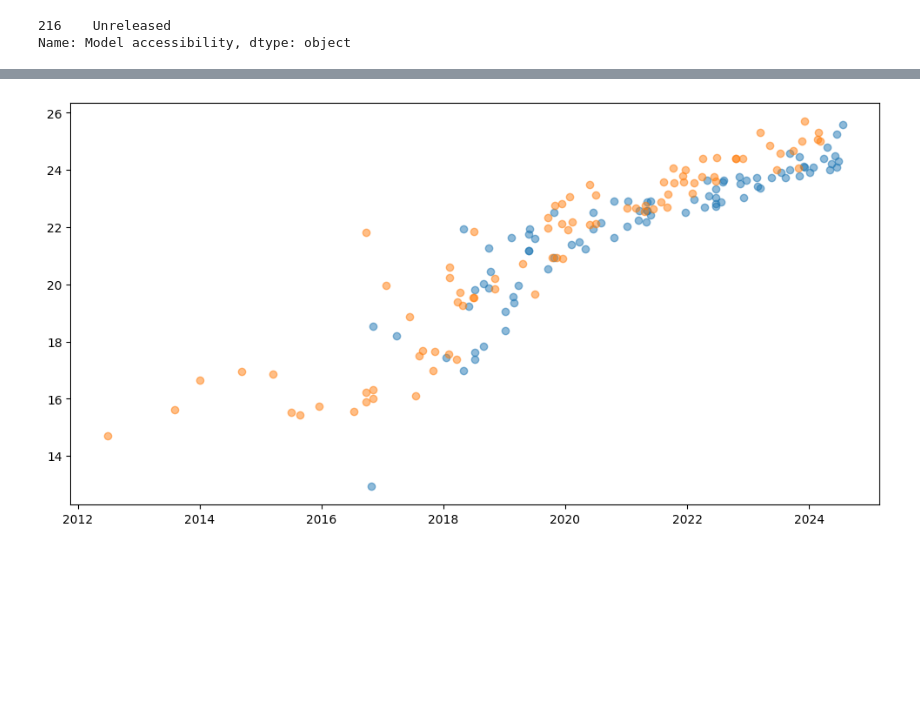
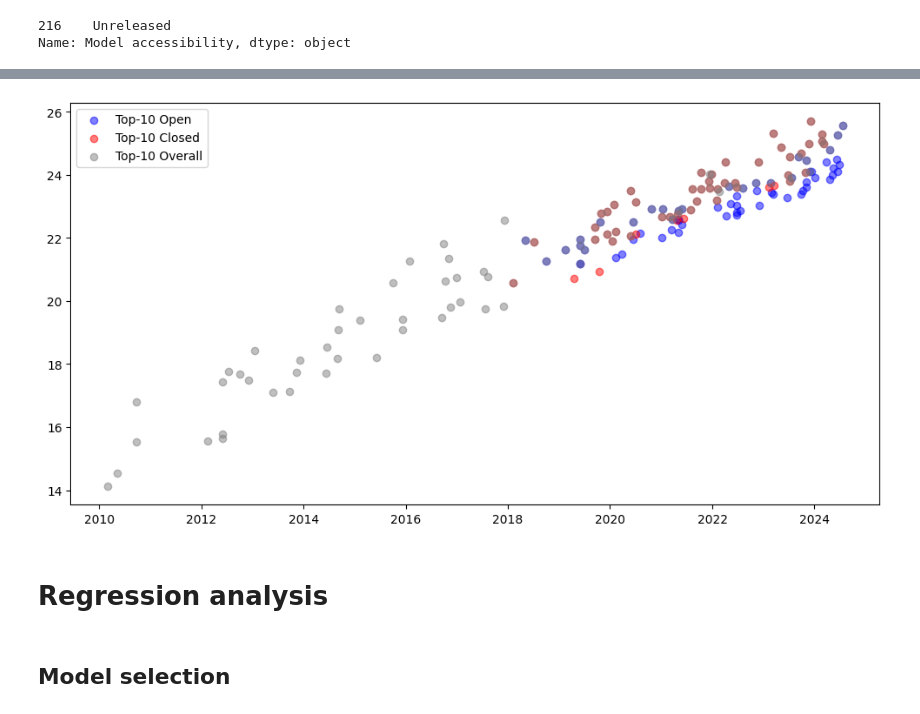
Before and after one commit to epoch-research/open-model-trends, a Jupyter notebook: compute_analysis.ipynb, the cells around one changed output, grey strips where cells are left out. Cells and saved outputs as stored; diff of their text form; code cells hidden in the pictures; blank space fills up the shorter version.

```diff
--- a/compute_analysis.ipynb
+++ b/compute_analysis.ipynb
@@ -92,7 +90,17 @@ len(closed_access_df)
 # %%
+def get_access_label(access_category):
+    if pd.isna(access_category):
+        return 'Unknown'
+    elif access_category in open_access_categories:
+        return 'Open'
+    elif access_category in closed_access_categories:
+        return 'Closed'
+    else:
+        return 'Unknown'
+
 # Add column with binary access label
-access_df['Model open/closed'] = access_df['Model accessibility'].apply(
-    lambda x: 'Open' if x in open_access_categories else 'Closed'
+access_df.loc[:, 'Model open/closed'] = access_df['Model accessibility'].apply(
+    lambda x: get_access_label(x)
 )
 # %% [output]
 A value is trying to be set on a copy of a slice from a DataFrame.
@@ -221,4 +126,0 @@ selected_systems
-# %%
-access_df['Publication date (float)'] = datetime_to_float_year(
-    pd.to_datetime(access_df['Publication date'])
-)
@@ -231,13 +126,0 @@ See the caveats in the documentation: https://pandas.pydata.org/pandas-docs/stab
-# %%
-n = 10
-
-access_df[f'top_{n}_at_release'] = False
-
-for row, model in access_df.iterrows():
-    # Filter for models released as of the model release, with the same open/closed status
-    date_df = access_df[(access_df['Publication date (float)'] <= model['Publication date (float)'])
-        & (access_df['Model open/closed'] == model['Model open/closed'])]
-    # Get the top n models (with the same open/closed status) by compute
-    top_n_models = date_df.nlargest(n, 'Training compute (FLOP)')
-    # Mark these models in the original dataframe
-    access_df.loc[top_n_models.index, f'top_{n}_at_release'] = True
@@ -510,5 +142,6 @@ frontier_selection = 'external'  # ['disabled', 'internal', 'external']
 top_n = 10  # Filter to the top n models by training compute at time of release
 model_selection = 'All models'  # ['All models', 'Language models', 'Google DeepMind models', 'OpenAI models', 'Meta AI models']
 filter_alphago_outliers = True
-cutoff_date = '2010-01-01'
+filter_finetuned_models = True
+cutoff_date = '2018-01-01'
 # %%
@@ -586,12 +240,22 @@ They span June 2012 to July 2024
 # %%
 plt.figure(figsize=(12, 6))
+# # Top open
 plt.scatter(df_filtered['date'][df_filtered['category'] == 'Open'], df_filtered['log_flop'][df_filtered['category'] == 'Open'],
-            alpha=0.5, label='Open (Data)')
+            alpha=0.5, color='blue', label=f'Top-{top_n} Open')
+# Top closed
 plt.scatter(df_filtered['date'][df_filtered['category'] == 'Closed'], df_filtered['log_flop'][df_filtered['category'] == 'Closed'],
-            alpha=0.5, label='Closed (Data)')
+            alpha=0.5, color='red', label=f'Top-{top_n} Closed')
+# Overall top models after 2010-01-01
+plt.scatter(top_models_df['date'][top_models_df['date'] > pd.to_datetime('2010-01-01')], top_models_df['log_flop'][top_models_df['date'] > pd.to_datetime('2010-01-01')],
+            alpha=0.5, color='grey', label=f'Top-{top_n} Overall')
+plt.legend()
 plt.show()
 # %% [output]
-[figure, old version]
+[figure, new version]
+# %% [markdown]
+# Regression analysis
+# %% [markdown]
+## Model selection
 # %%
 # Analysis of best fit to the data
 
```
Also changed, not shown: parts of 70 cells of this notebook.
